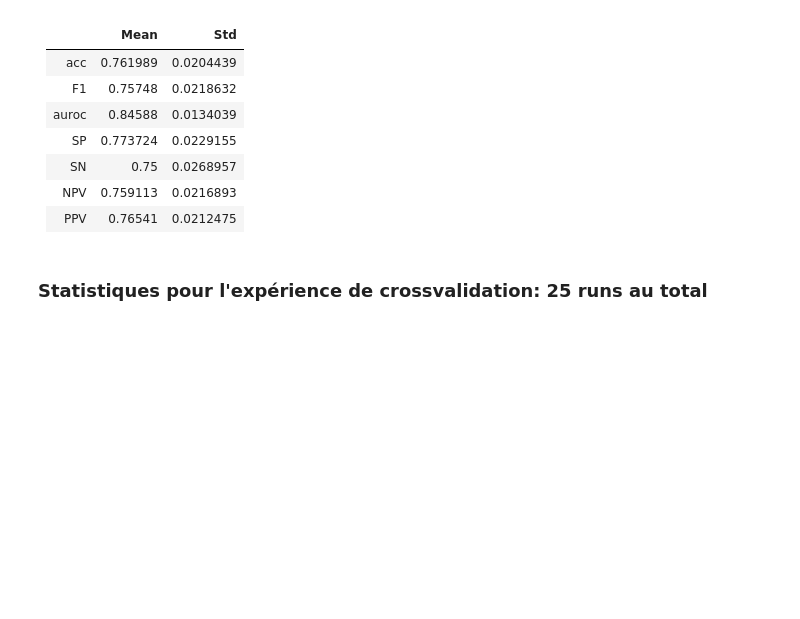
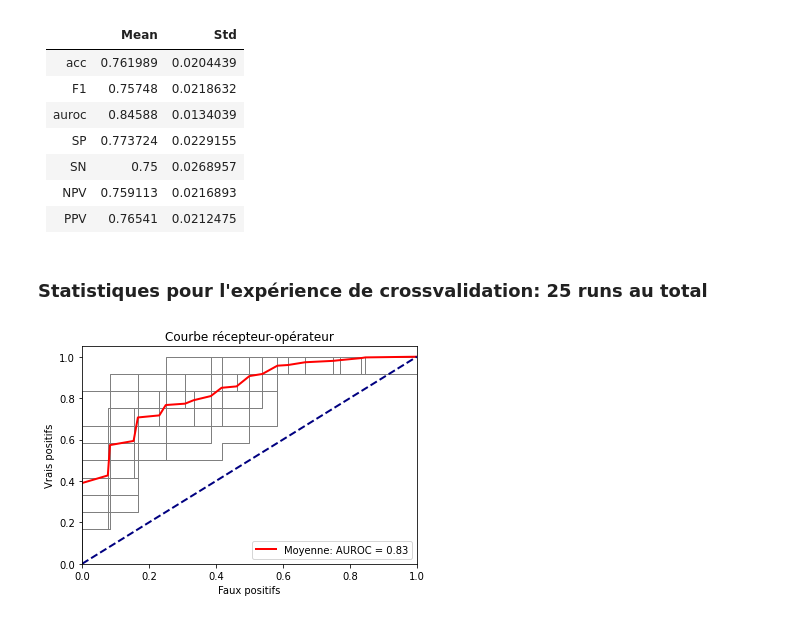
Before and after one commit to pascalcharp/trou_maculaire, a Jupyter notebook: experiences_regression_logistique.ipynb, the cells around one changed output. Saved outputs shown, nothing was run; the diff lists cells and outputs as text; code cells hidden in the pictures; blank space fills up the shorter version.

Commit message:
Courbes ROC

```diff
--- a/experiences_regression_logistique.ipynb
+++ b/experiences_regression_logistique.ipynb
@@ -544,6 +545,10 @@ Text(3, 1, 'AUROC=0.875')
 count = 0
 crossval_test_scores = pd.DataFrame()
 crossval_train_scores = pd.DataFrame()
+
+fpr_exp2 = []
+tpr_exp2 = []
+thr_exp2 = []
 
 # Préparation des données
 X_crossval = total_set.copy().drop(['responder', 'age', 'sex', 'VA_6months', 'elevated_edge'], axis=1)
@@ -576,6 +581,9 @@ for n_exp in range(5):
         print(".", end="")
         crossval_test_scores = pd.concat([crossval_test_scores, test_stats], axis=1)
         crossval_train_scores = pd.concat([crossval_train_scores, train_stats], axis=1)
+        fpr_exp2.append(test_fpr)
+        tpr_exp2.append(test_tpr)
+        thr_exp2.append(test_thr)
         count += 1
 
 # Mise en forme des résultats accumulés
@@ -618,26 +626,39 @@ display(Markdown(stats_train_crossval.to_markdown()))
 # %% [markdown]
 ### Statistiques pour l'expérience de crossvalidation: 25 runs au total
 # %%
+def construire_courbe_ROC_moyenne(fpr_list, tpr_list, thr_list):
+
+    fpr_moyen = np.unique(np.concatenate([np.array(fpr_list[i]) for i in range(len(fpr_list))]))
+    tpr_moyen = np.zeros_like(fpr_moyen)
+
+    for i in range(len(fpr_list)):
+        delta = np.interp(fpr_moyen, np.array(fpr_list[i]), np.array(tpr_list[i]))
+        tpr_moyen += delta
+
+    tpr_moyen /= len(fpr_list)
+    return fpr_moyen, tpr_moyen
+
 plt.close()
 plt.figure()
 
 # Bâtir les courbes pour chaque exécution
-for i in range(len(self.stats)):
-    results = self.stats[i]
-    plt.plot(results["faux_pos"], results["vrais_pos"], color="grey", lw=1, label=f"Run {i}: AUROC = {results['auroc']:.2f}")
+for i in range(len(fpr_exp2)):
+    plt.plot(fpr_exp2[i], tpr_exp2[i], color="grey", lw=1)
 
-fpr_moyen, tpr_moyen = self.construire_courbe_ROC_moyenne ()
-plt.plot(fpr_moyen, tpr_moyen, color="red", lw=2, linestyle = "dotted", label=f"Moyenne: AUROC = {self.lire_aurocs().mean()}")
+fpr_moyen, tpr_moyen = construire_courbe_ROC_moyenne (fpr_exp2, tpr_exp2, thr_exp2)
+plt.plot(fpr_moyen, tpr_moyen, color="red", lw=2, label=f"Moyenne: AUROC = {stats_test_crossval.at['auroc', 'Mean']:.2f}")
 
 # Bâtir la courbe de référence
 plt.plot([0, 1], [0, 1], color="navy", lw=2, linestyle="--")
 
 # Paramètres du graphe
 plt.xlim([0.0, 1.0])
 plt.ylim([0.0, 1.05])
 plt.xlabel("Faux positifs")
 plt.ylabel("Vrais positifs")
 plt.title("Courbe récepteur-opérateur")
 plt.legend(loc="lower right")
 
 plt.show()
+# %% [output]
+[figure, added]
```
Also changed, not shown: parts of 7 cells of this notebook.
